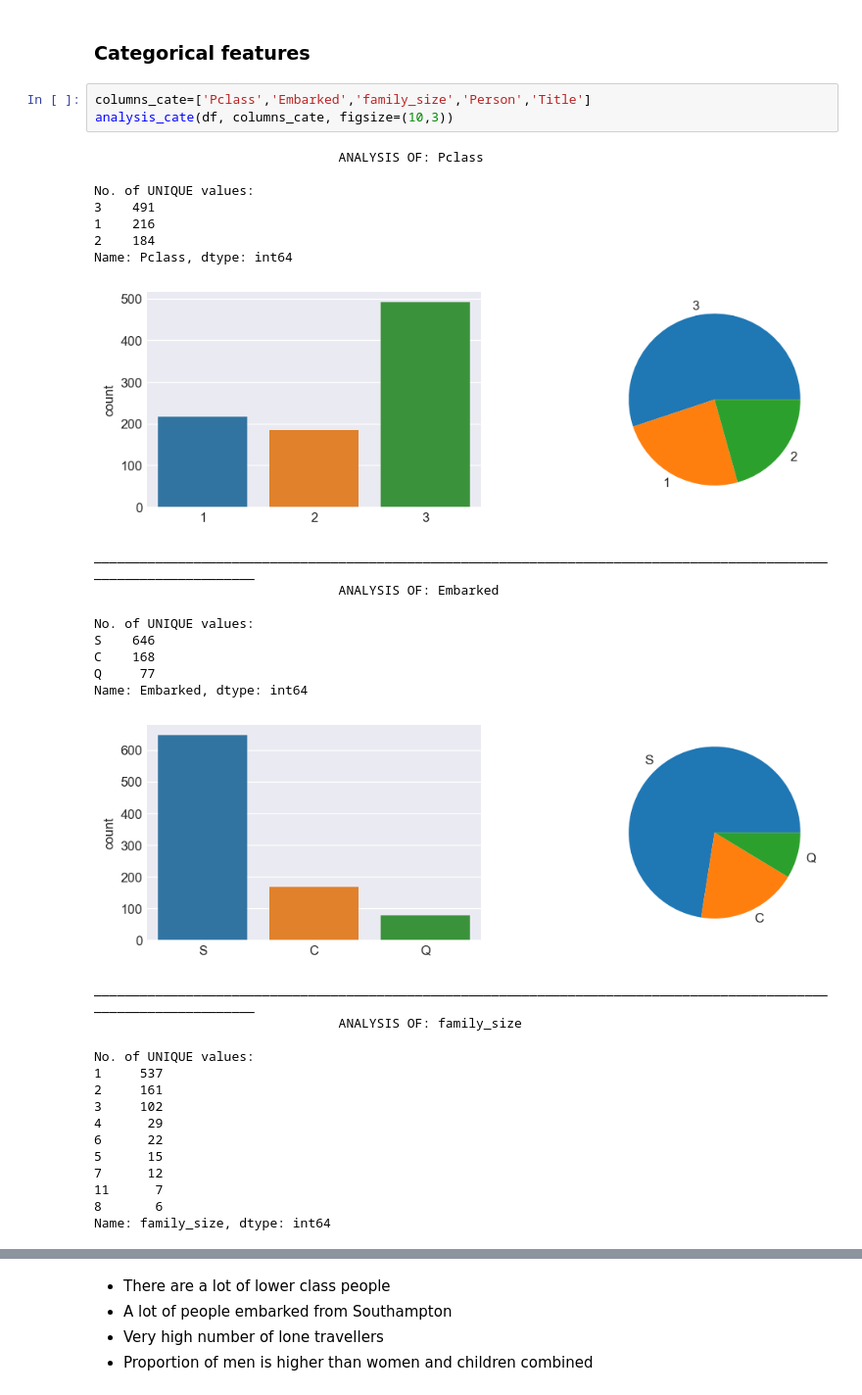
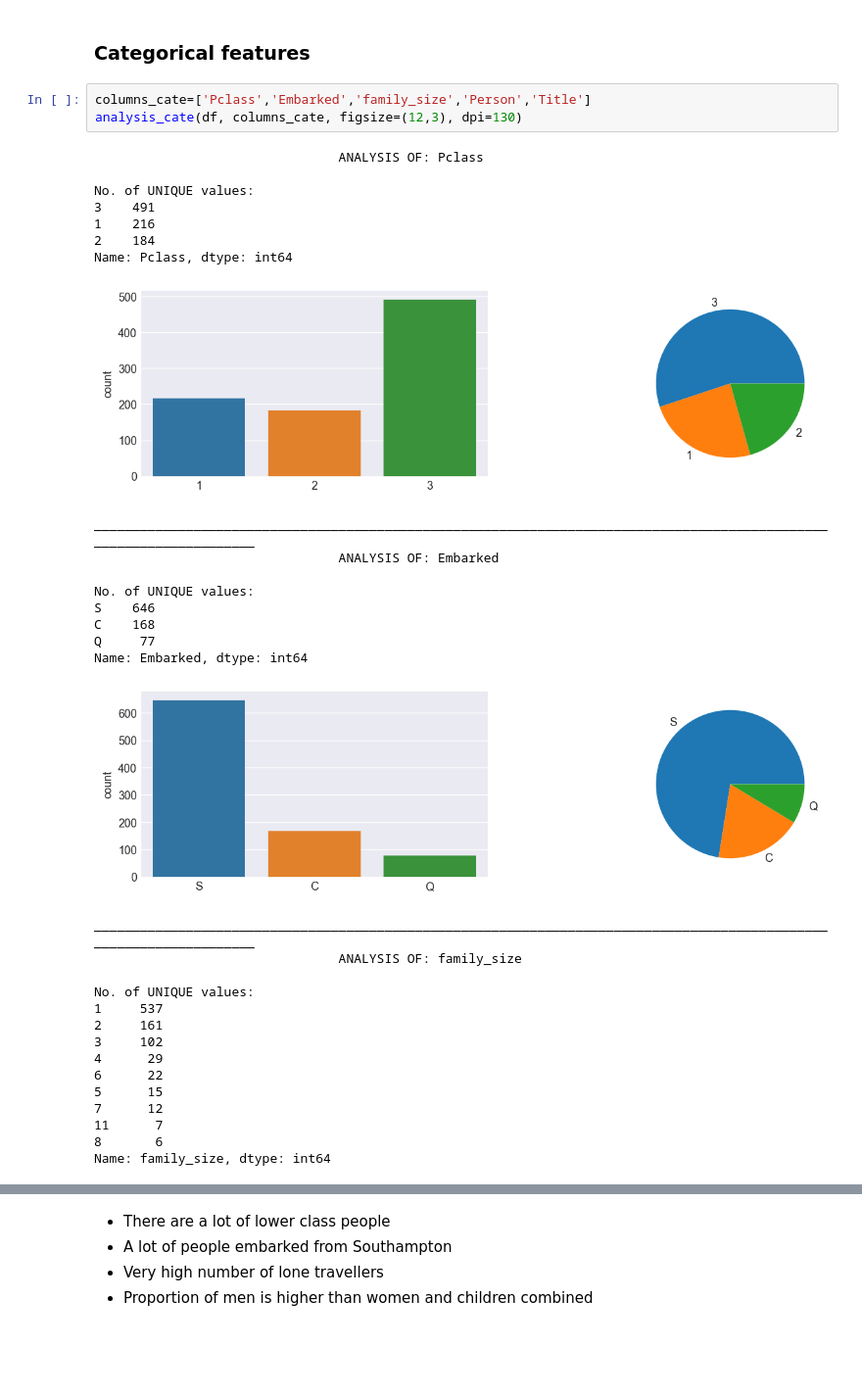
Before and after one commit to afzalmp40/EDA, a Jupyter notebook: titanic EDA/titanic EDA.ipynb, the cells around one changed output, grey strips where cells are left out. Shown at 98% size. Saved outputs shown, nothing was run; the diff lists cells and outputs as text; blank space fills up the shorter version.

```diff
--- a/titanic EDA/titanic EDA.ipynb
+++ b/titanic EDA/titanic EDA.ipynb
@@ -417,16 +417,16 @@ ________________________________________________________________________________
 ### Categorical features
 # %%
 columns_cate=['Pclass','Embarked','family_size','Person','Title']
-analysis_cate(df, columns_cate, figsize=(10,3))
+analysis_cate(df, columns_cate, figsize=(12,3), dpi=130)
 # %% [output]
                                 ANALYSIS OF: Pclass
 
 No. of UNIQUE values:
 3    491
 1    216
 2    184
 Name: Pclass, dtype: int64
-[figure, old version]
+[figure, new version]
 _____________________________________________________________________________________________________________________
                                 ANALYSIS OF: Embarked
 
@@ -435,7 +435,7 @@ S    646
 C    168
 Q     77
 Name: Embarked, dtype: int64
-[figure, old version]
+[figure, new version]
 _____________________________________________________________________________________________________________________
                                 ANALYSIS OF: family_size
 
```
Also changed, not shown: parts of 17 cells of this notebook, 1 other file.
